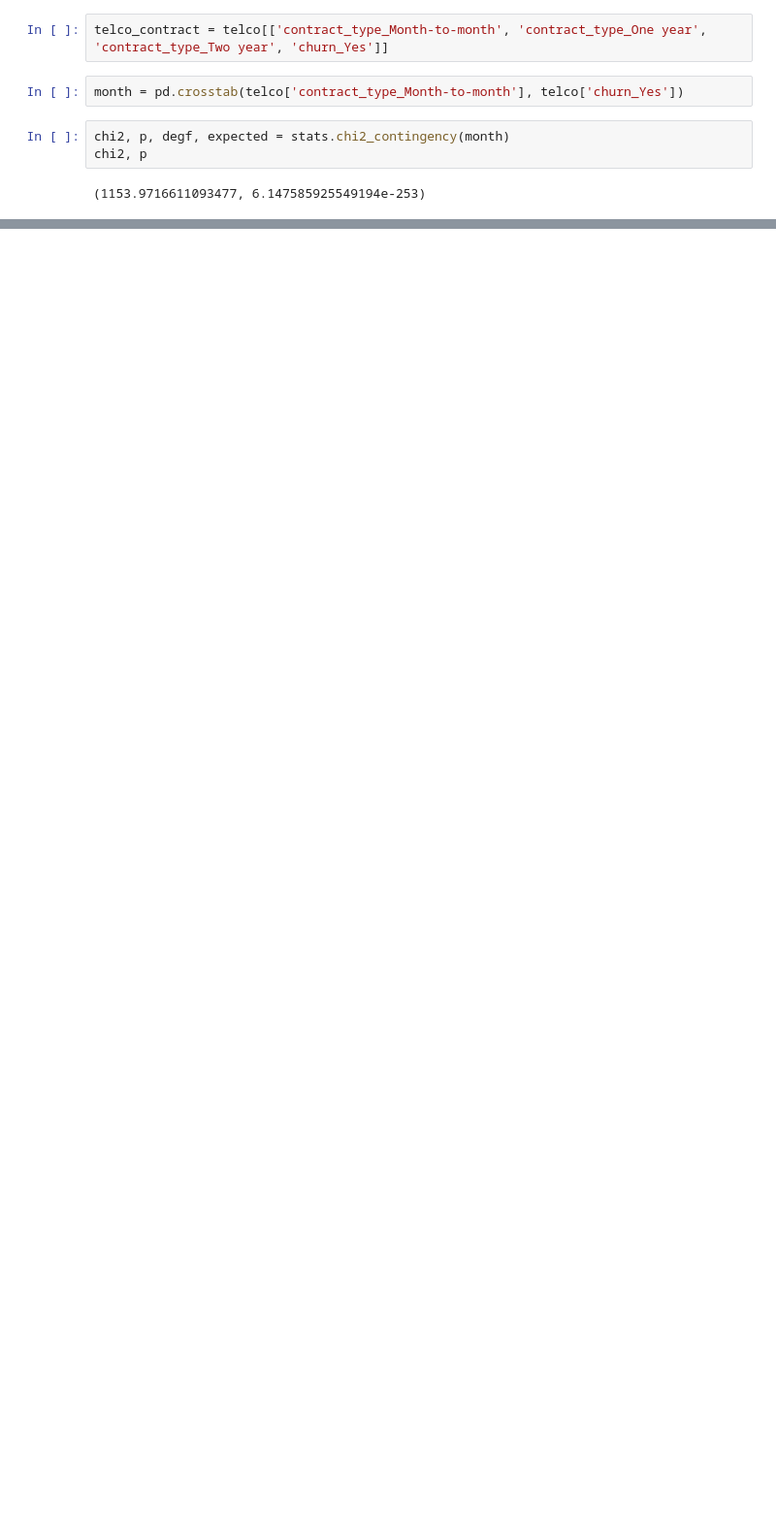
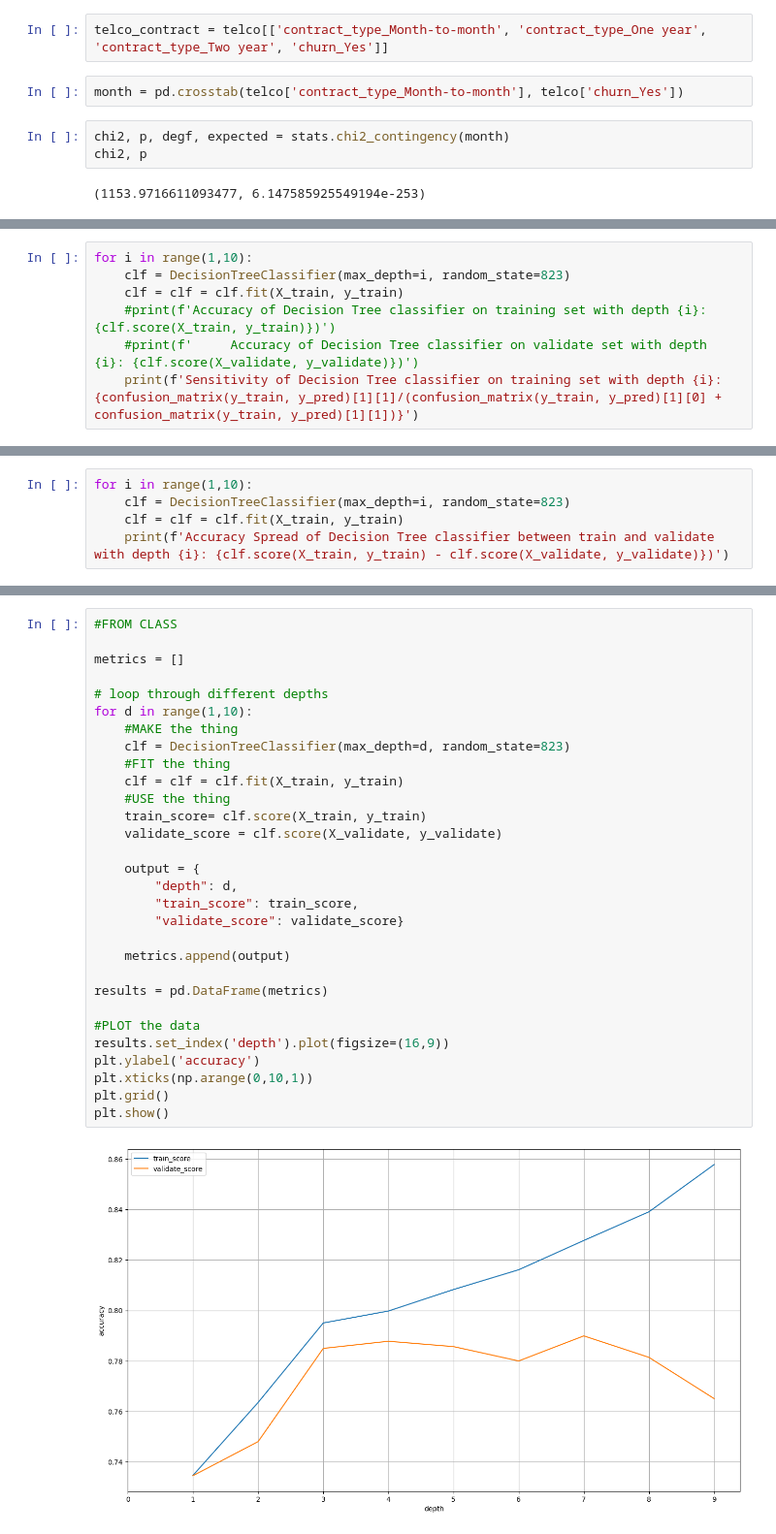
Before and after one commit to Alfred-W-S-Pirovits-Jr/classification-exercises, a Jupyter notebook: project_collect.ipynb, the cells around one changed output, grey strips where cells are left out. Shown at 97% size. Cells and saved outputs as stored; diff of their text form; blank space fills up the shorter version.

```diff
--- a/project_collect.ipynb
+++ b/project_collect.ipynb
@@ -178,0 +278,7 @@ Exception: Not valid dataset name and no similar found! Try: data() to see avail
+# %%
+for i in range(1,10):
+    clf = DecisionTreeClassifier(max_depth=i, random_state=823)
+    clf = clf = clf.fit(X_train, y_train)
+    #print(f'Accuracy of Decision Tree classifier on training set with depth {i}: {clf.score(X_train, y_train)})')
+    #print(f'     Accuracy of Decision Tree classifier on validate set with depth {i}: {clf.score(X_validate, y_validate)})')
+    print(f'Sensitivity of Decision Tree classifier on training set with depth {i}: {confusion_matrix(y_train, y_pred)[1][1]/(confusion_matrix(y_train, y_pred)[1][0] + confusion_matrix(y_train, y_pred)[1][1])}')
@@ -178,0 +295,5 @@ Exception: Not valid dataset name and no similar found! Try: data() to see avail
+# %%
+for i in range(1,10):
+    clf = DecisionTreeClassifier(max_depth=i, random_state=823)
+    clf = clf = clf.fit(X_train, y_train)
+    print(f'Accuracy Spread of Decision Tree classifier between train and validate with depth {i}: {clf.score(X_train, y_train) - clf.score(X_validate, y_validate)})')
@@ -178,0 +310,32 @@ Exception: Not valid dataset name and no similar found! Try: data() to see avail
+# %%
+#FROM CLASS
+
+metrics = []
+
+# loop through different depths
+for d in range(1,10):
+    #MAKE the thing
+    clf = DecisionTreeClassifier(max_depth=d, random_state=823)
+    #FIT the thing
+    clf = clf = clf.fit(X_train, y_train)
+    #USE the thing
+    train_score= clf.score(X_train, y_train)
+    validate_score = clf.score(X_validate, y_validate)
+
+    output = {
+        "depth": d,
+        "train_score": train_score,
+        "validate_score": validate_score}
+
+    metrics.append(output)
+
+results = pd.DataFrame(metrics)
+
+#PLOT the data
+results.set_index('depth').plot(figsize=(16,9))
+plt.ylabel('accuracy')
+plt.xticks(np.arange(0,10,1))
+plt.grid()
+plt.show()
+# %% [output]
+[figure, added]
```
Also changed, not shown: parts of 51 cells of this notebook.
